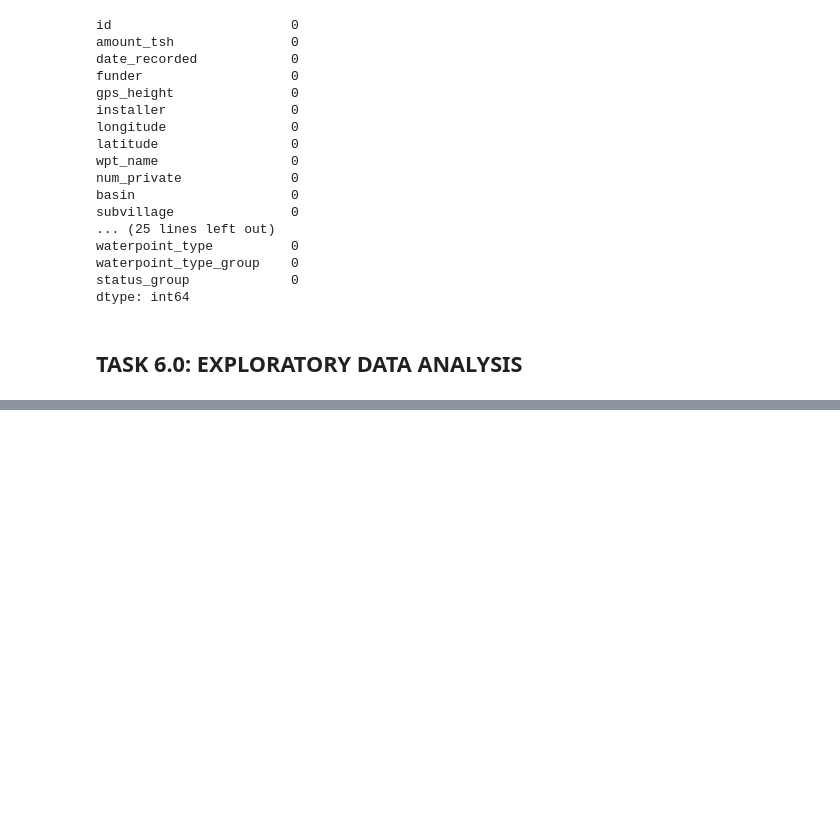
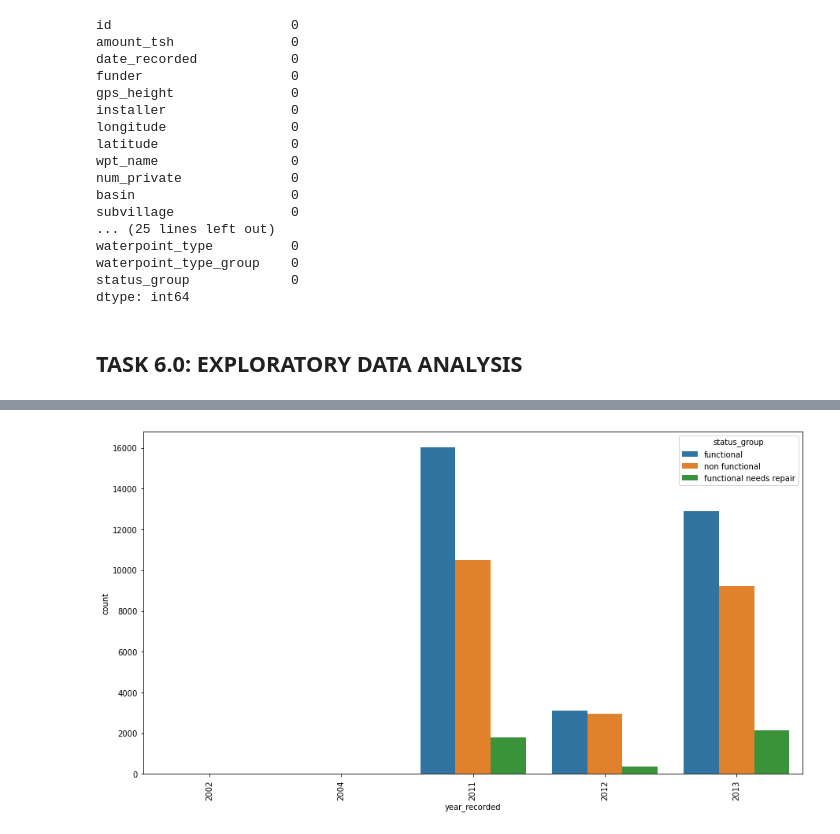
Before and after one commit to waitipeter/TANZANIA-WATER-WELLS-PROJECT, a Jupyter notebook: TanzaniaWaterWells (4).ipynb, the cells around one changed output, grey strips where cells are left out. Cells and saved outputs as stored; diff of their text form; code cells hidden in the pictures; blank space fills up the shorter version.

```diff
--- a/TanzaniaWaterWells (4).ipynb
+++ b/TanzaniaWaterWells (4).ipynb
@@ -270,0 +332,4 @@ dtype: int64
+# %%
+count_plot("year_recorded")
+# %% [output]
+[figure, added]
```
Also changed, not shown: parts of 23 cells of this notebook.
